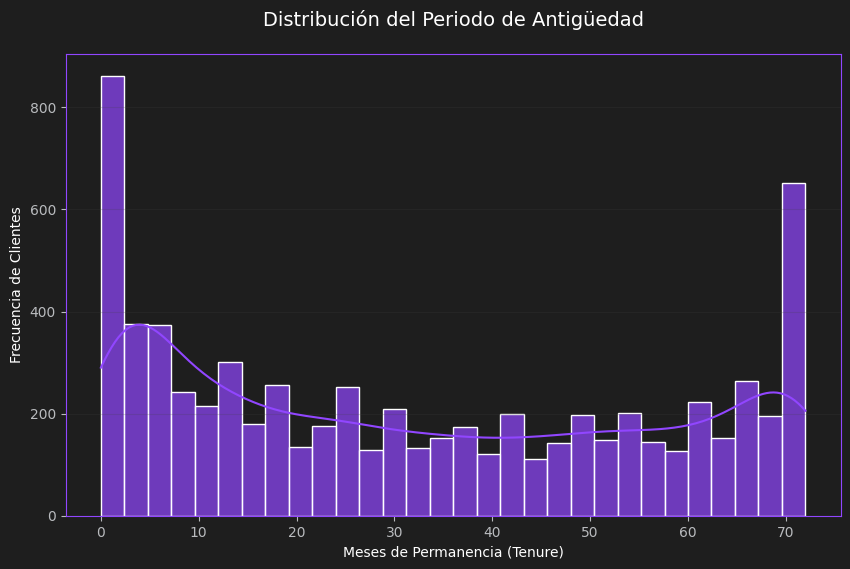
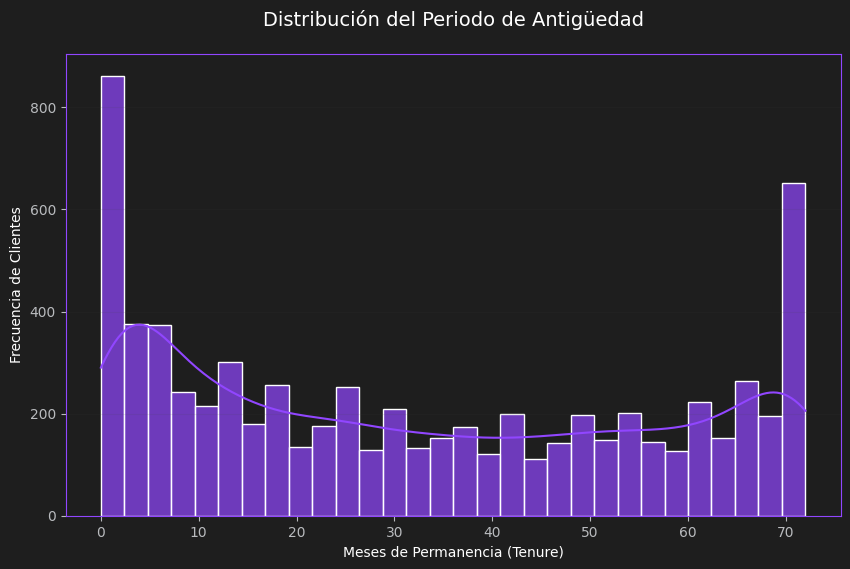
Code edit (unified diff) that turned the first committed figure into the second:
--- before
+++ after
@@ -5,4 +5,4 @@
 plt.xlabel('Meses de Permanencia (Tenure)')
 plt.ylabel('Frecuencia de Clientes')
-plt.grid(axis='y', alpha=0.2)
+plt.grid(axis='y', alpha=0.1)
 plt.show()

Commit: Creado con Colab